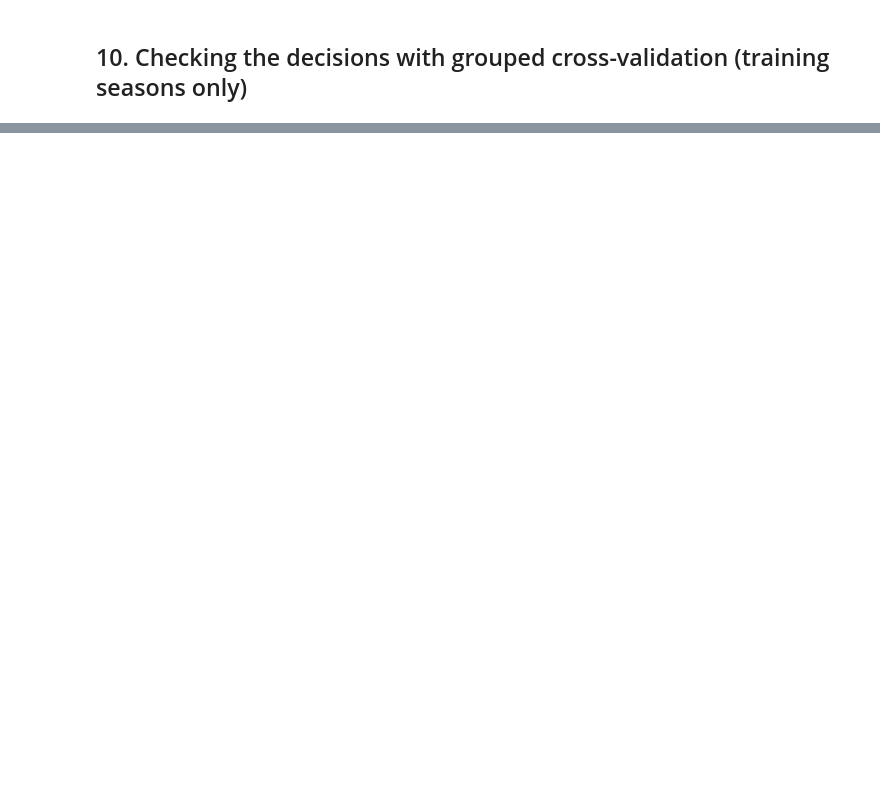
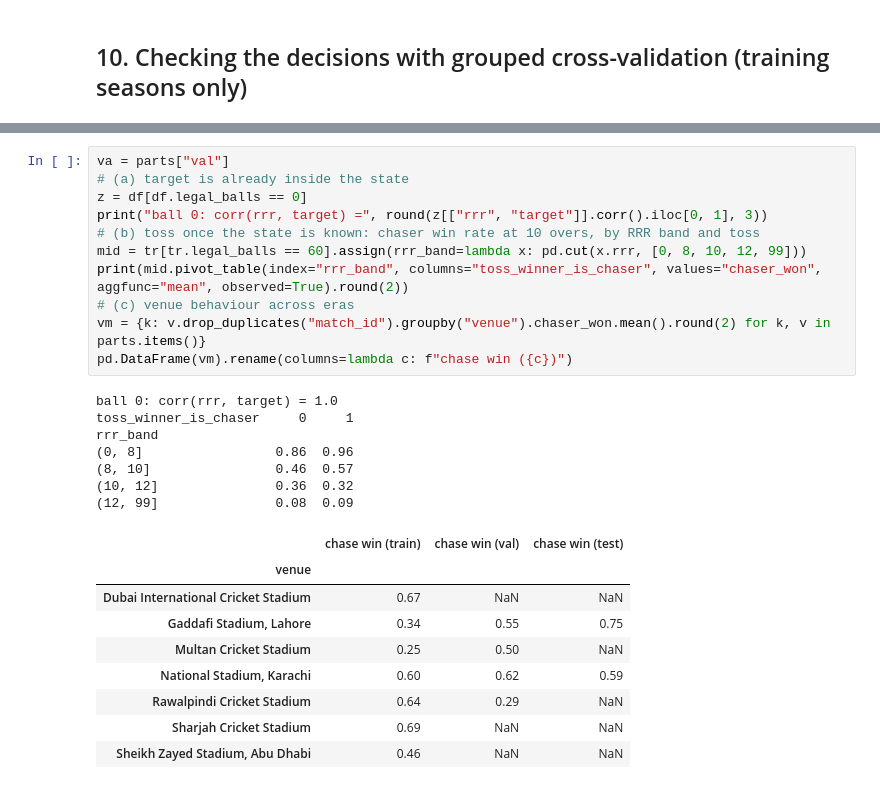
Before and after one commit to ahmed2402/psl-win-predictor, a Jupyter notebook: notebooks/01_eda.ipynb, the cells around one changed output, grey strips where cells are left out. Cells and saved outputs as stored; diff of their text form; blank space fills up the shorter version.

```diff
--- a/notebooks/01_eda.ipynb
+++ b/notebooks/01_eda.ipynb
@@ -257,0 +265,28 @@ pd.DataFrame(rows).pivot(index="features", columns="model", values="cv_roc_auc")
+# %%
+va = parts["val"]
+# (a) target is already inside the state
+z = df[df.legal_balls == 0]
+print("ball 0: corr(rrr, target) =", round(z[["rrr", "target"]].corr().iloc[0, 1], 3))
+# (b) toss once the state is known: chaser win rate at 10 overs, by RRR band and toss
+mid = tr[tr.legal_balls == 60].assign(rrr_band=lambda x: pd.cut(x.rrr, [0, 8, 10, 12, 99]))
+print(mid.pivot_table(index="rrr_band", columns="toss_winner_is_chaser", values="chaser_won", aggfunc="mean", observed=True).round(2))
+# (c) venue behaviour across eras
+vm = {k: v.drop_duplicates("match_id").groupby("venue").chaser_won.mean().round(2) for k, v in parts.items()}
+pd.DataFrame(vm).rename(columns=lambda c: f"chase win ({c})")
+# %% [output]
+ball 0: corr(rrr, target) = 1.0
+toss_winner_is_chaser     0     1
+rrr_band
+(0, 8]                 0.86  0.96
+(8, 10]                0.46  0.57
+(10, 12]               0.36  0.32
+(12, 99]               0.08  0.09
+|  | chase win (train) | chase win (val) | chase win (test) |
+| venue |  |  |  |
+| Dubai International Cricket Stadium | 0.67 | NaN | NaN |
+| Gaddafi Stadium, Lahore | 0.34 | 0.55 | 0.75 |
+| Multan Cricket Stadium | 0.25 | 0.50 | NaN |
+| National Stadium, Karachi | 0.60 | 0.62 | 0.59 |
+| Rawalpindi Cricket Stadium | 0.64 | 0.29 | NaN |
+| Sharjah Cricket Stadium | 0.69 | NaN | NaN |
+| Sheikh Zayed Stadium, Abu Dhabi | 0.46 | NaN | NaN |
```
Also changed, not shown: parts of 7 cells of this notebook, 5 other files.
